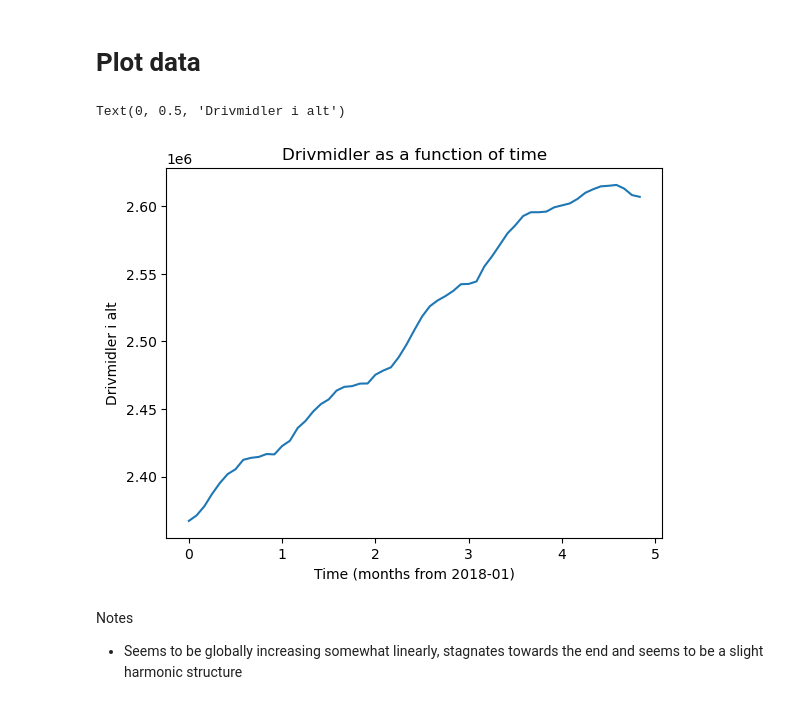
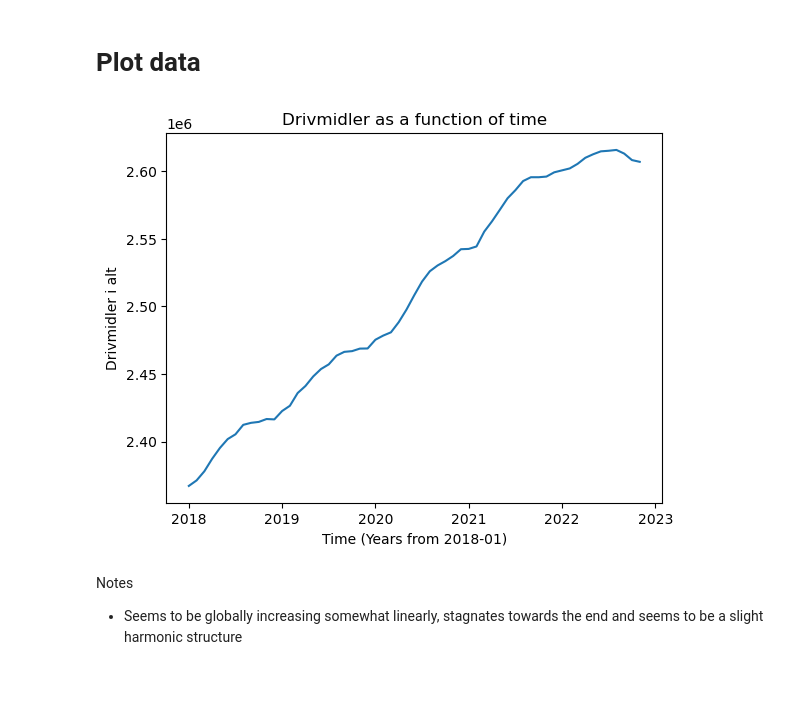
Before and after one commit to markusOlsen1/timeseries, a Jupyter notebook: assignment_1/Code.ipynb, the cells around one changed output. Saved outputs shown, nothing was run; the diff lists cells and outputs as text; code cells hidden in the pictures.

```diff
--- a/assignment_1/Code.ipynb
+++ b/assignment_1/Code.ipynb
@@ -12,16 +12,16 @@ list_of_drive = data_train.iloc[1].values
 # Create new column with time variable:
 list_of_drive = list_of_drive[1:]
 
-time = np.array([0+1/12 * i for i in range(0, len(list_of_drive))])
+time = np.array([2018+1/12 * i for i in range(0, len(list_of_drive))])
 # %%
 
 plt.plot(time,list_of_drive)
 plt.title('Drivmidler as a function of time')
-plt.xlabel('Time (months from 2018-01)')
+plt.xlabel('Time (Years from 2018-01)')
 plt.ylabel('Drivmidler i alt')
+plt.savefig("plot_data.png")
 # %% [output]
-Text(0, 0.5, 'Drivmidler i alt')
-[figure, old version]
+[figure, new version]
 # %% [markdown]
 Notes
 - Seems to be globally increasing somewhat linearly, stagnates towards the end and seems to be a slight harmonic structure
```
Also changed, not shown: parts of 15 cells of this notebook.
